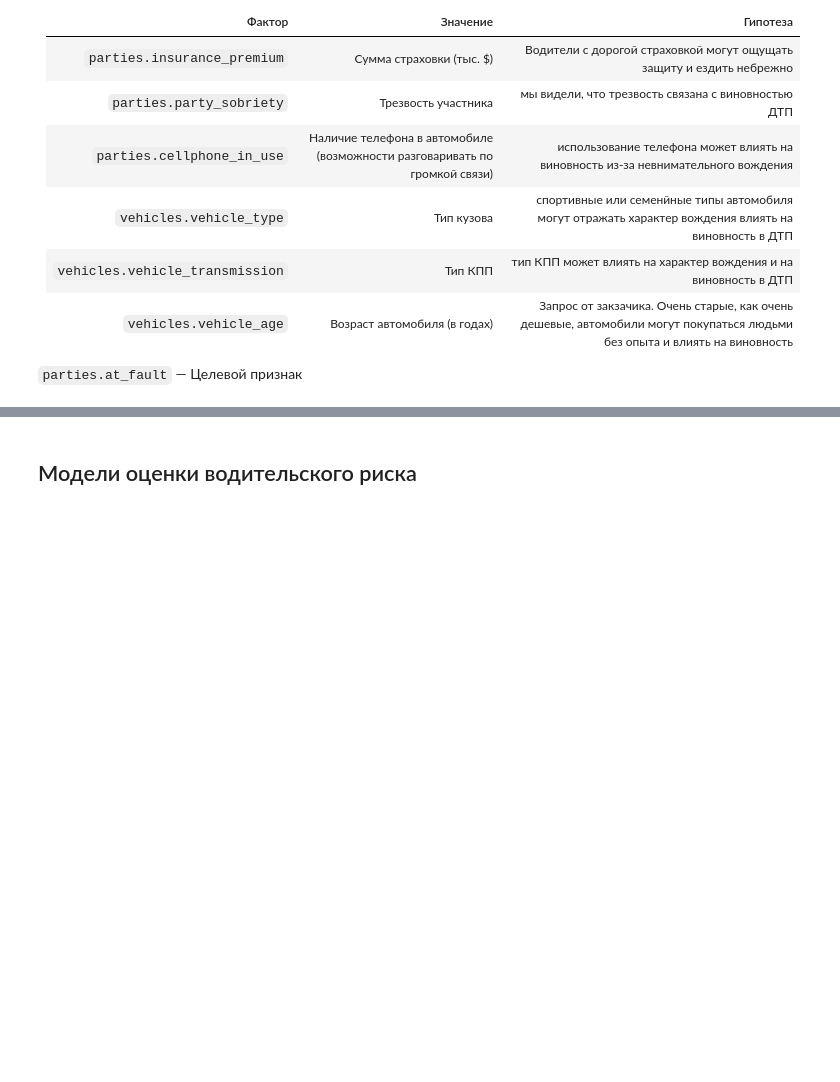
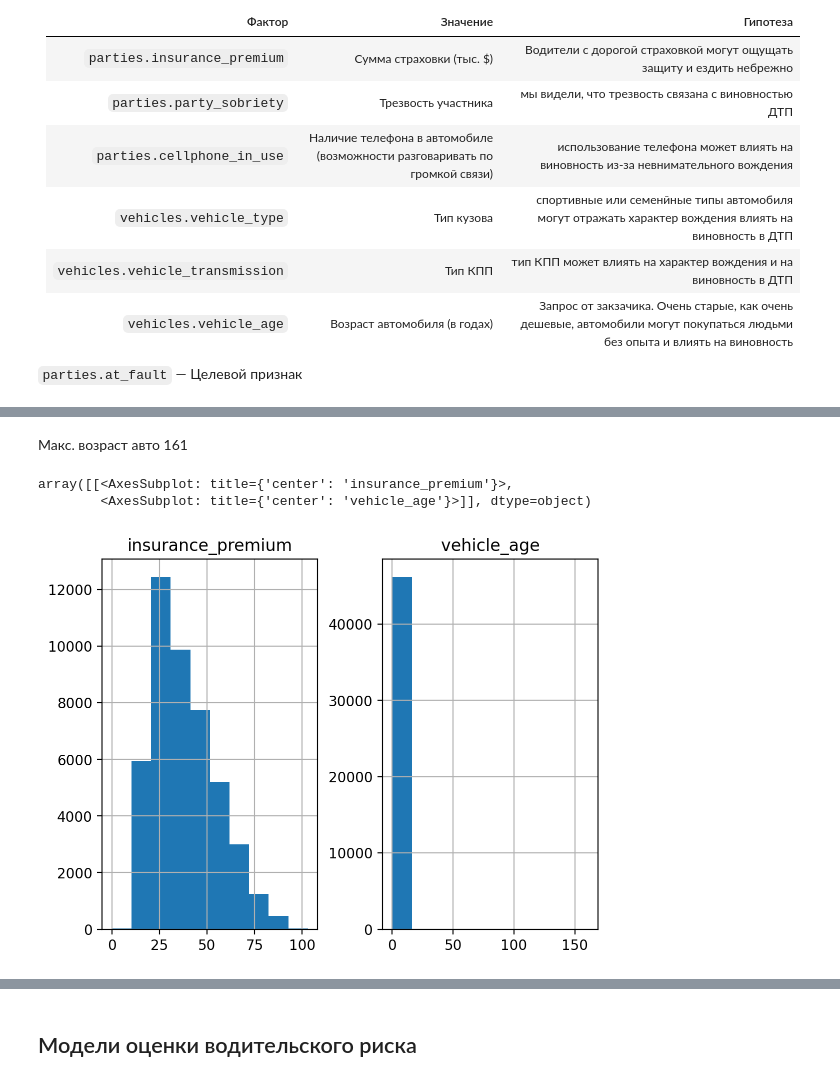
Before and after one commit to dimdasci/yp15-motor-vehicle-collisions, a Jupyter notebook: notebooks/yp15-motor-vehicle-collisions.ipynb, the cells around one changed output, grey strips where cells are left out. Cells and saved outputs as stored; diff of their text form; code cells hidden in the pictures; blank space fills up the shorter version.

```diff
--- a/notebooks/yp15-motor-vehicle-collisions.ipynb
+++ b/notebooks/yp15-motor-vehicle-collisions.ipynb
@@ -701,0 +835,23 @@ columms =['party_type',     # Тип участника происшествия
+# %%
+query = f"""
+SELECT
+    p.insurance_premium,
+    p.party_sobriety,
+    p.cellphone_in_use,
+    v.vehicle_type,
+    v.vehicle_transmission,
+    v.vehicle_age,
+    p.at_fault
+FROM collisions c
+    JOIN parties p ON c.case_id = p.case_id
+    JOIN vehicles v ON v.case_id = p.case_id AND v.party_number = p.party_number
+WHERE
+    c.collision_date BETWEEN '{START_DAY}' AND '{END_DAY}'
+    AND c.collision_damage != 'scratch'
+    AND p.party_type = 'car'
+    AND v.vehicle_age < 20
+ORDER BY c.case_id ;
+"""
+# %%
+df = ds.exec_query(query)
+df.shape
@@ -701,0 +906,8 @@ columms =['party_type',     # Тип участника происшествия
+# %% [markdown]
+Макс. возраст авто 161
+# %%
+df[["insurance_premium", "vehicle_age"]].hist()
+# %% [output]
+array([[<AxesSubplot: title={'center': 'insurance_premium'}>,
+        <AxesSubplot: title={'center': 'vehicle_age'}>]], dtype=object)
+[figure, added]
```
Also changed, not shown: parts of 72 cells of this notebook.
